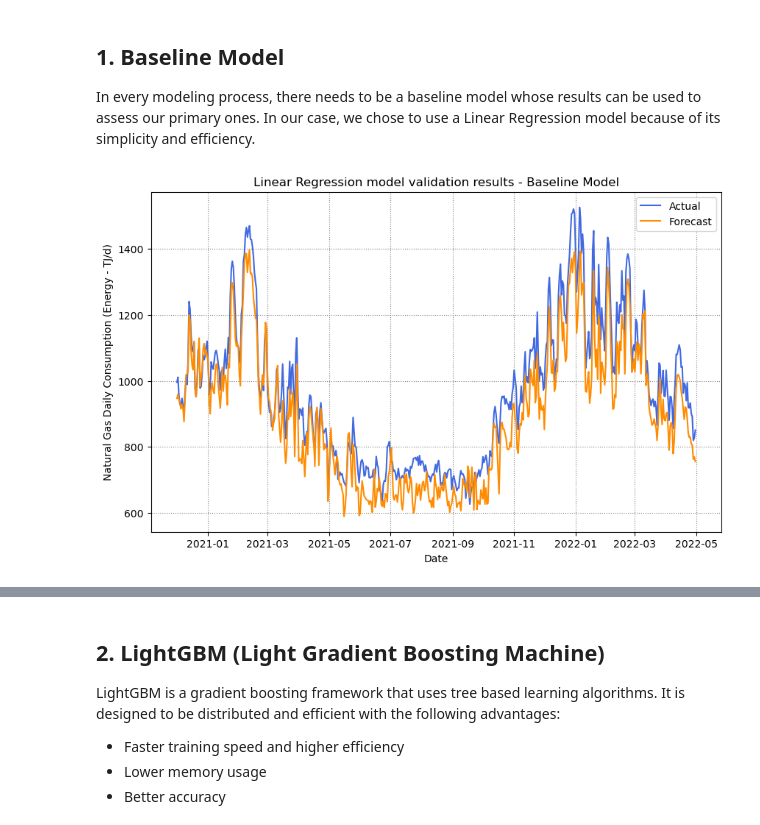
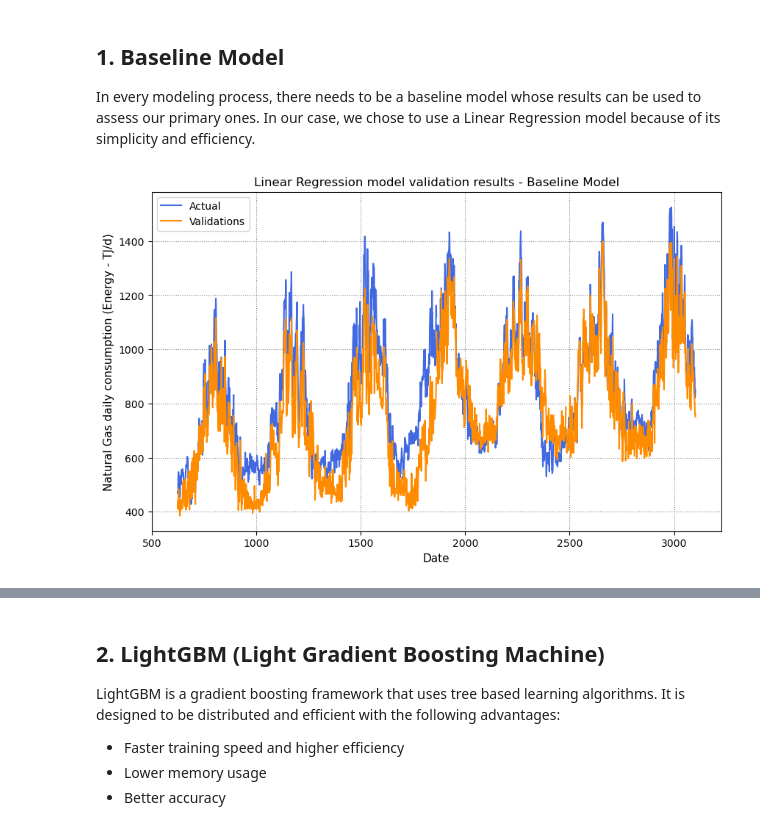
Before and after one commit to Nathan-13/Capstone-Project_Predicting-Natural-Gas-Consumption, a Jupyter notebook: notebooks/model_lightgbm.ipynb, the cells around one changed output, grey strips where cells are left out. Drawn from its saved outputs; the diff is of its cells as text; code cells hidden in the pictures.

```diff
--- a/notebooks/model_lightgbm.ipynb
+++ b/notebooks/model_lightgbm.ipynb
@@ -75,59 +74,71 @@ In every modeling process, there needs to be a baseline model whose results can
 # %%
 # Split the learning dataset to training and validation sets
 learning_df = learning_data_df.copy()
-training_df = learning_df[learning_df['DATE'] < '2020-12-01']
-validation_df = learning_df[learning_df['DATE'] >= '2020-12-01']
 
-# Function to calculate MAPE and MdAPE
-def calculate_percentage_error(y_true, y_pred):
-    y_true, y_pred = np.array(y_true), np.array(y_pred)
-    mape = np.mean(np.abs((y_true - y_pred) / y_true)) * 100
-    mdape = np.median(np.abs((y_true - y_pred) / y_true)) * 100
-    return mape, mdape
+# Initialize TimeSeriesSplit
+tscv = TimeSeriesSplit(n_splits=4)  # You can adjust the number of splits
 
-# Use the train_df for training
-X_train = training_df.drop(['DATE', 'NG_DEMAND'], axis=1)
-y_train = training_df['NG_DEMAND']
+# Create a function to calculate evaluation metrics
+def calculate_metrics(true_values, predicted_values):
+    mse = mean_squared_error(true_values, predicted_values)
+    mae = mean_absolute_error(true_values, predicted_values)
+    rmse = np.sqrt(mse)
+    mape = np.mean(np.abs((true_values - predicted_values) / true_values)) * 100
+    mdape = np.median(np.abs((true_values - predicted_values) / true_values)) * 100
+    r2 = r2_score(true_values, predicted_values)
 
-# Use the validation_df for testing
-X_validate = validation_df.drop(['DATE', 'NG_DEMAND'], axis=1)
-y_validate = validation_df['NG_DEMAND']
+    return mse, mae, rmse, mape, mdape, r2
 
 # Create a Linear Regression object
 lr = LinearRegression()
 
-# Train the model
-lr.fit(X_train, y_train)
+# Use the learning_df for training and testing
+X = learning_df.drop(['DATE', 'NG_DEMAND'], axis=1)
+y = learning_df['NG_DEMAND']
 
-# Make predictions on the test set
-predictions = lr.predict(X_validate)
+base_metrics = []
+plt.figure(figsize=(10, 6))
 
-# Calculate the mean squared error of the predictions
-mse_bm = mean_squared_error(y_validate, predictions)
-mae_bm = mean_absolute_error(y_validate, predictions)
-rmse_bm = np.sqrt(mse_bm)
-r2_bm = r2_score(y_validate, predictions)
-mape_bm, mdape_bm = calculate_percentage_error(y_validate, predictions)
+# Apply Time Series Cross-Validation
+for train_index, test_index in tscv.split(X):
+    X_train, X_test = X.iloc[train_index], X.iloc[test_index]
+    y_train, y_test = y.iloc[train_index], y.iloc[test_index]
 
-# Convert the Date to datetime
-validation_df['DATE'] = pd.to_datetime(validation_df['DATE'])
+    # Train the model
+    lr.fit(X_train, y_train)
 
-# Plot actual vs. forecast values
-plt.figure(figsize=(10, 6))
-plt.plot(validation_df['DATE'], y_validate, label='Actual', color='royalblue')
-plt.plot(validation_df['DATE'], predictions, label='Forecast', color='darkorange')
-plt.title('Linear Regression model validation results - Baseline Model')
-plt.xlabel('Date')
-plt.ylabel('Natural Gas Daily Consumption (Energy - TJ/d)')
-plt.legend()
+    # Make predictions on the test set
+    validations = lr.predict(X_test)
+
+    # Calculate the mean squared error of the predictions
+    mse, mae, rmse, mape, mdape, r2 = calculate_metrics(y_test, validations)
+    base_metrics.append((mse, mae, rmse, mape, mdape, r2))
+
+    # Convert the Date to datetime
+    learning_df['DATE'] = pd.to_datetime(learning_df['DATE'])
+
+    # Plot actual vs. forecast values
+    plt.plot(X_test.index, y_test, label='Actual', color='royalblue')
+    plt.plot(X_test.index, validations, label='Validations', color='darkorange')
+
+plt.title('Linear Regression model validation results - Baseline Model', fontsize=12)
+plt.xlabel('Date', fontsize=11)
+plt.ylabel('Natural Gas daily consumption (Energy - TJ/d)', fontsize=11)
+# Only add the legend once
+handles, labels = plt.gca().get_legend_handles_labels()
+by_label = dict(zip(labels, handles))
+plt.legend(by_label.values(), by_label.keys())
+
 plt.grid(linestyle=":", color='grey')
 plt.show()
 
-print(f'Mean Squared Error: {mse_bm:.2f}')
-print(f'Mean Absolute Error: {mae_bm:.2f}')
-print(f'Root Mean Squared Error: {rmse_bm:.2f}')
-print(f'R-squared: {r2_bm:.2f}')
-print(f'Mean Absolute Percentage Error: {mape_bm:.2f}%')
-print(f'Median Absolute Percentage Error: {mdape_bm:.2f}%')
+avg_baseline_metrics = np.mean(base_metrics, axis=0)
+print("\nAverage Validation Metrics across all Folds:")
+print(f"Mean Squared Error: {avg_baseline_metrics[0]:.3f}")
+print(f"Mean Absolute Error: {avg_baseline_metrics[1]:.3f}")
+print(f"Root Mean Squared Error: {avg_baseline_metrics[2]:.3f}")
+print(f"Mean Absolute Percentage Error: {avg_baseline_metrics[3]:.3f}%")
+print(f"Median Absolute Percentage Error: {avg_baseline_metrics[4]:.3f}%")
+print(f"R-squared: {avg_baseline_metrics[5]:.3f}")
 # %% [output]
-[figure, old version]
+[figure, new version]
```
Also changed, not shown: parts of 11 cells of this notebook, 30 other files.
